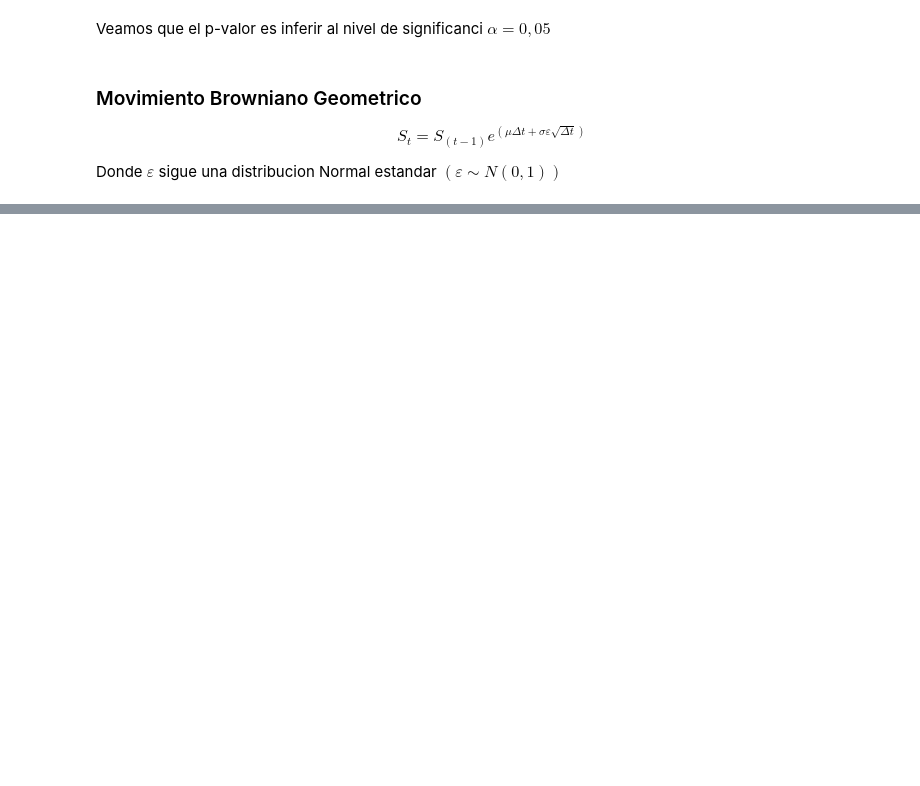
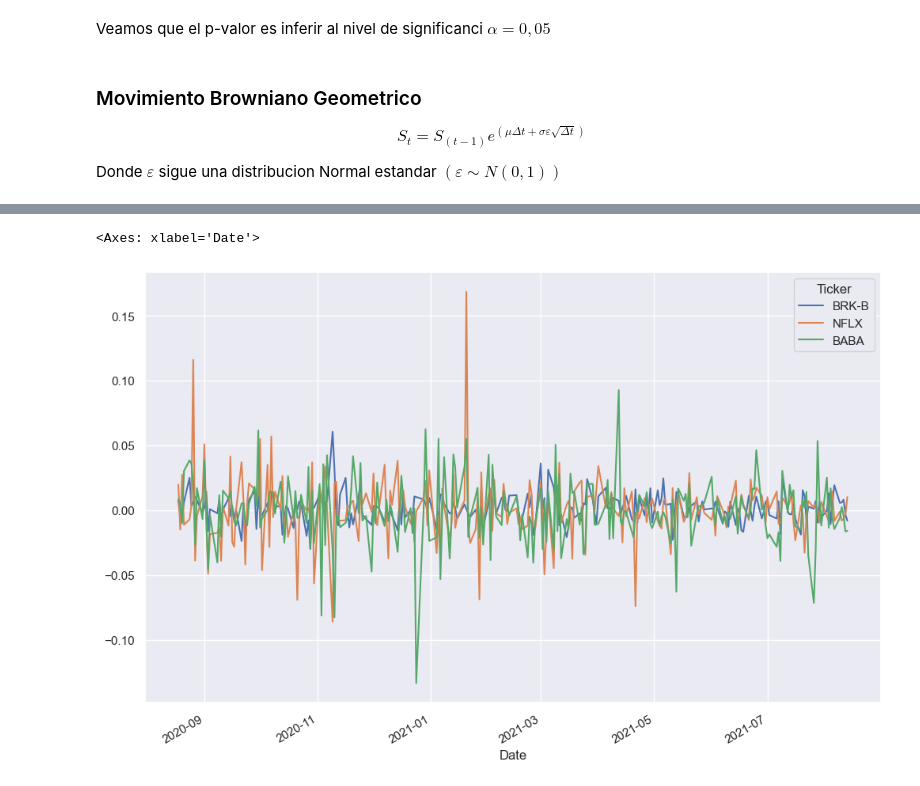
Before and after one commit to DaveQuant/Mathematical-Models-For-Pricing-Options, a Jupyter notebook: portfolio_2.ipynb, the cells around one changed output, grey strips where cells are left out. Drawn from its saved outputs; the diff is of its cells as text; code cells hidden in the pictures; blank space fills up the shorter version.

```diff
--- a/portfolio_2.ipynb
+++ b/portfolio_2.ipynb
@@ -90,0 +88,7 @@ normalize_prices.plot(kind = 'line', figsize=(12, 8))
+# %%
+simple_returns = close_prices.pct_change().dropna()
+# %%
+simple_returns.plot(kind='line', figsize=(12,8))
+# %% [output]
+<Axes: xlabel='Date'>
+[figure, added]
```
Also changed, not shown: parts of 7 cells of this notebook.
